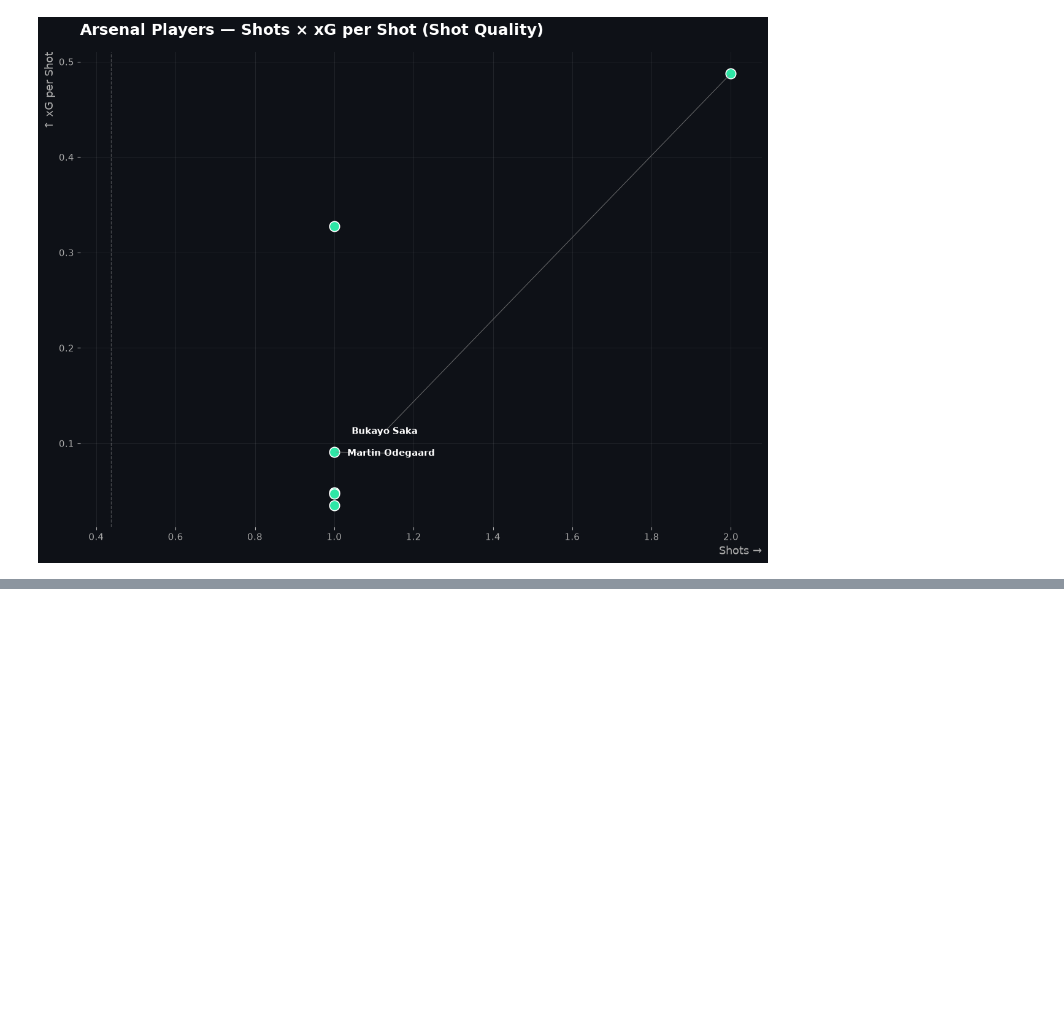
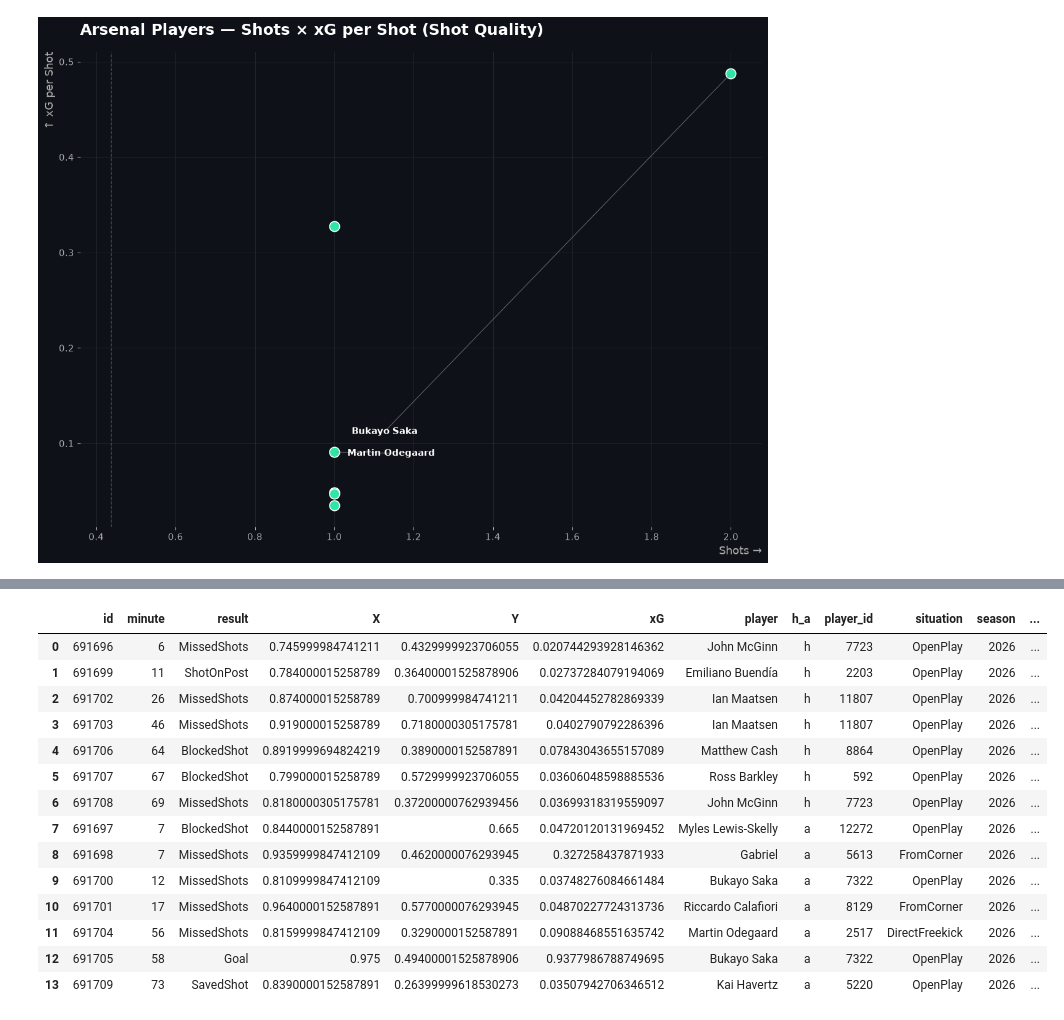
Before and after one commit to SalmaAllam8/football-data-visualization, a Jupyter notebook: Arsenal_undestats.ipynb, the cells around one changed output, grey strips where cells are left out. Saved outputs shown, nothing was run; the diff lists cells and outputs as text; code cells hidden in the pictures; blank space fills up the shorter version.

Commit message:
shots

```diff
--- a/Arsenal_undestats.ipynb
+++ b/Arsenal_undestats.ipynb
@@ -1436,3 +1436,23 @@ plt.tight_layout()
 plt.show()
 # %% [output]
 [figure]
+# %%
+from understatapi import UnderstatClient
+import pandas as pd
+
+match_id = "31199"
+
+with UnderstatClient() as understat:
+    # 1. Fetch Shot Data (xG, coordinates, player, situation, shotResult)
+    shot_data = understat.match(match=match_id).get_shot_data()
+
+    # 2. Fetch Roster / Player Data (stats, minutes played, rosters)
+    roster_data = understat.match(match=match_id).get_roster_data()
+
+# Convert home/away shots into a single Pandas DataFrame
+home_shots = pd.DataFrame(shot_data['h'])
+away_shots = pd.DataFrame(shot_data['a'])
+all_shots = pd.concat([home_shots, away_shots], ignore_index=True)
+
+print("--- Shots Data Sample ---")
+0print(all_shots[['minute', 'player','xG', 'result', 'shotType']].head())
@@ -1438,0 +1467,18 @@ plt.show()
+# %%
+all_shots
+# %% [output]
+|  | id | minute | result | X | Y | xG | player | h_a | player_id | situation | season | ... |
+| 0 | 691696 | 6 | MissedShots | 0.745999984741211 | 0.4329999923706055 | 0.020744293928146362 | John McGinn | h | 7723 | OpenPlay | 2026 | ... |
+| 1 | 691699 | 11 | ShotOnPost | 0.784000015258789 | 0.36400001525878906 | 0.02737284079194069 | Emiliano Buendía | h | 2203 | OpenPlay | 2026 | ... |
+| 2 | 691702 | 26 | MissedShots | 0.874000015258789 | 0.700999984741211 | 0.04204452782869339 | Ian Maatsen | h | 11807 | OpenPlay | 2026 | ... |
+| 3 | 691703 | 46 | MissedShots | 0.919000015258789 | 0.7180000305175781 | 0.0402790792286396 | Ian Maatsen | h | 11807 | OpenPlay | 2026 | ... |
+| 4 | 691706 | 64 | BlockedShot | 0.8919999694824219 | 0.3890000152587891 | 0.07843043655157089 | Matthew Cash | h | 8864 | OpenPlay | 2026 | ... |
+| 5 | 691707 | 67 | BlockedShot | 0.799000015258789 | 0.5729999923706055 | 0.03606048598885536 | Ross Barkley | h | 592 | OpenPlay | 2026 | ... |
+| 6 | 691708 | 69 | MissedShots | 0.8180000305175781 | 0.37200000762939456 | 0.03699318319559097 | John McGinn | h | 7723 | OpenPlay | 2026 | ... |
+| 7 | 691697 | 7 | BlockedShot | 0.8440000152587891 | 0.665 | 0.04720120131969452 | Myles Lewis-Skelly | a | 12272 | OpenPlay | 2026 | ... |
+| 8 | 691698 | 7 | MissedShots | 0.9359999847412109 | 0.4620000076293945 | 0.327258437871933 | Gabriel | a | 5613 | FromCorner | 2026 | ... |
+| 9 | 691700 | 12 | MissedShots | 0.8109999847412109 | 0.335 | 0.03748276084661484 | Bukayo Saka | a | 7322 | OpenPlay | 2026 | ... |
+| 10 | 691701 | 17 | MissedShots | 0.9640000152587891 | 0.5770000076293945 | 0.04870227724313736 | Riccardo Calafiori | a | 8129 | FromCorner | 2026 | ... |
+| 11 | 691704 | 56 | MissedShots | 0.8159999847412109 | 0.3290000152587891 | 0.09088468551635742 | Martin Odegaard | a | 2517 | DirectFreekick | 2026 | ... |
+| 12 | 691705 | 58 | Goal | 0.975 | 0.49400001525878906 | 0.9377986788749695 | Bukayo Saka | a | 7322 | OpenPlay | 2026 | ... |
+| 13 | 691709 | 73 | SavedShot | 0.8390000152587891 | 0.26399999618530273 | 0.03507942706346512 | Kai Havertz | a | 5220 | OpenPlay | 2026 | ... |
```
Also changed, not shown: parts of 1 cell of this notebook.
